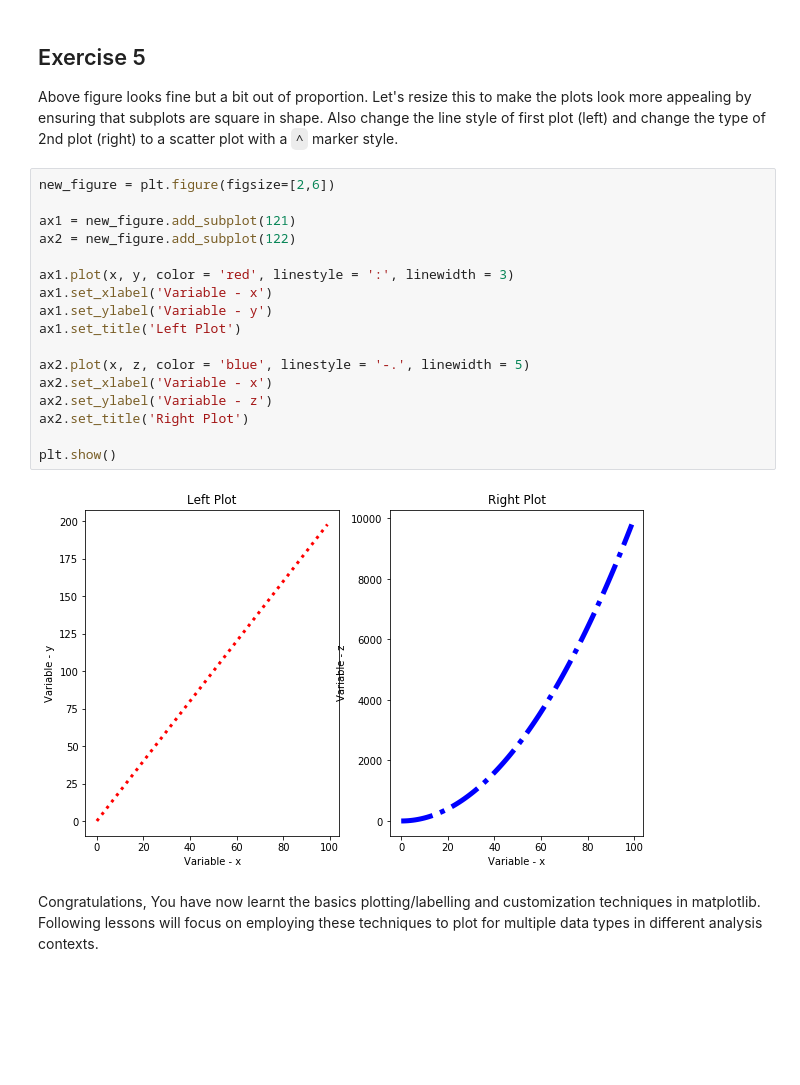
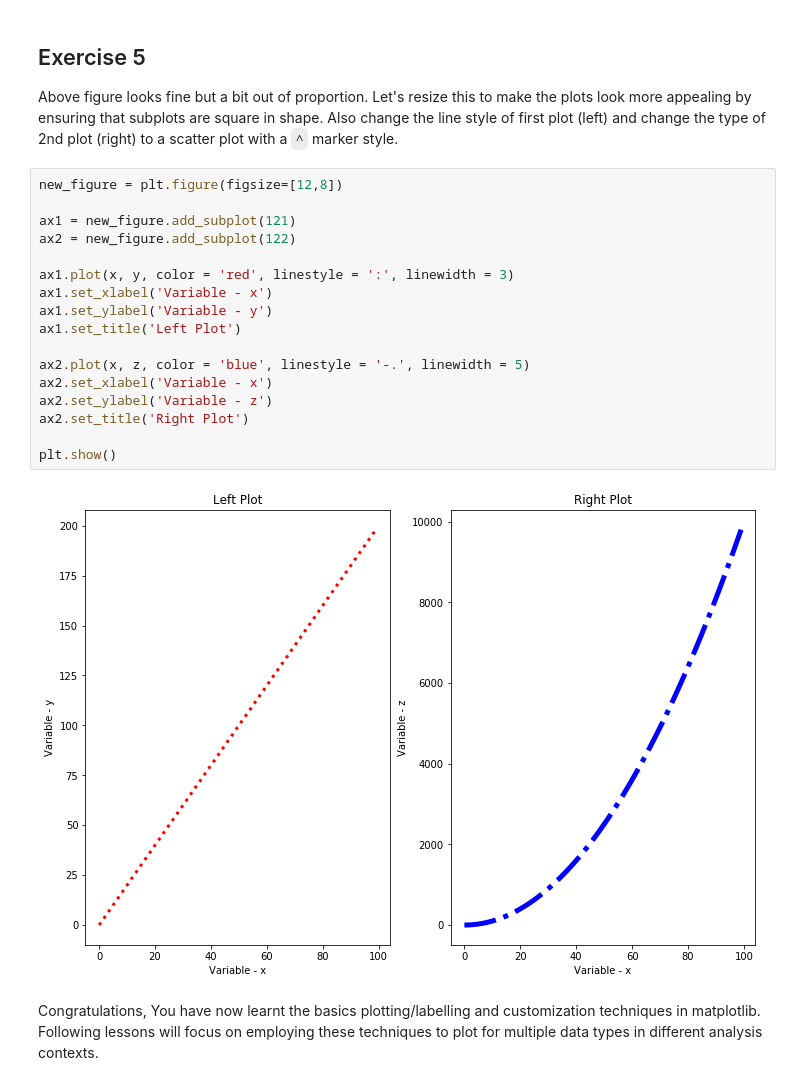
Before and after one commit to DeannaLinn/dsc-1-03-13-customizing-visualizations-with-matplotlib-lab-online-ds-sp-000, a Jupyter notebook: index.ipynb, the cells around one changed output. Cells and saved outputs as stored; diff of their text form; blank space fills up the shorter version.

```diff
--- a/index.ipynb
+++ b/index.ipynb
@@ -179,24 +179,24 @@ plt.show()
 
 Above figure looks fine but a bit out of proportion. Let's resize this to make the plots look more appealing by ensuring that subplots are square in shape. Also change the line style of first plot (left) and change the type of 2nd plot (right) to a scatter plot with a `^` marker style.
 # %%
-new_figure = plt.figure(figsize=[2,6])
+new_figure = plt.figure(figsize=[12,8])
 
 ax1 = new_figure.add_subplot(121)
 ax2 = new_figure.add_subplot(122)
 
 ax1.plot(x, y, color = 'red', linestyle = ':', linewidth = 3)
 ax1.set_xlabel('Variable - x')
 ax1.set_ylabel('Variable - y')
 ax1.set_title('Left Plot')
 
 ax2.plot(x, z, color = 'blue', linestyle = '-.', linewidth = 5)
 ax2.set_xlabel('Variable - x')
 ax2.set_ylabel('Variable - z')
 ax2.set_title('Right Plot')
 
 plt.show()
 # %% [output]
-[figure, old version]
+[figure, new version]
 # %% [markdown]
 Congratulations, You have now learnt the basics plotting/labelling and customization techniques in matplotlib. Following lessons will focus on employing these techniques to plot for multiple data types in different analysis contexts.
 # %% [markdown]
```
